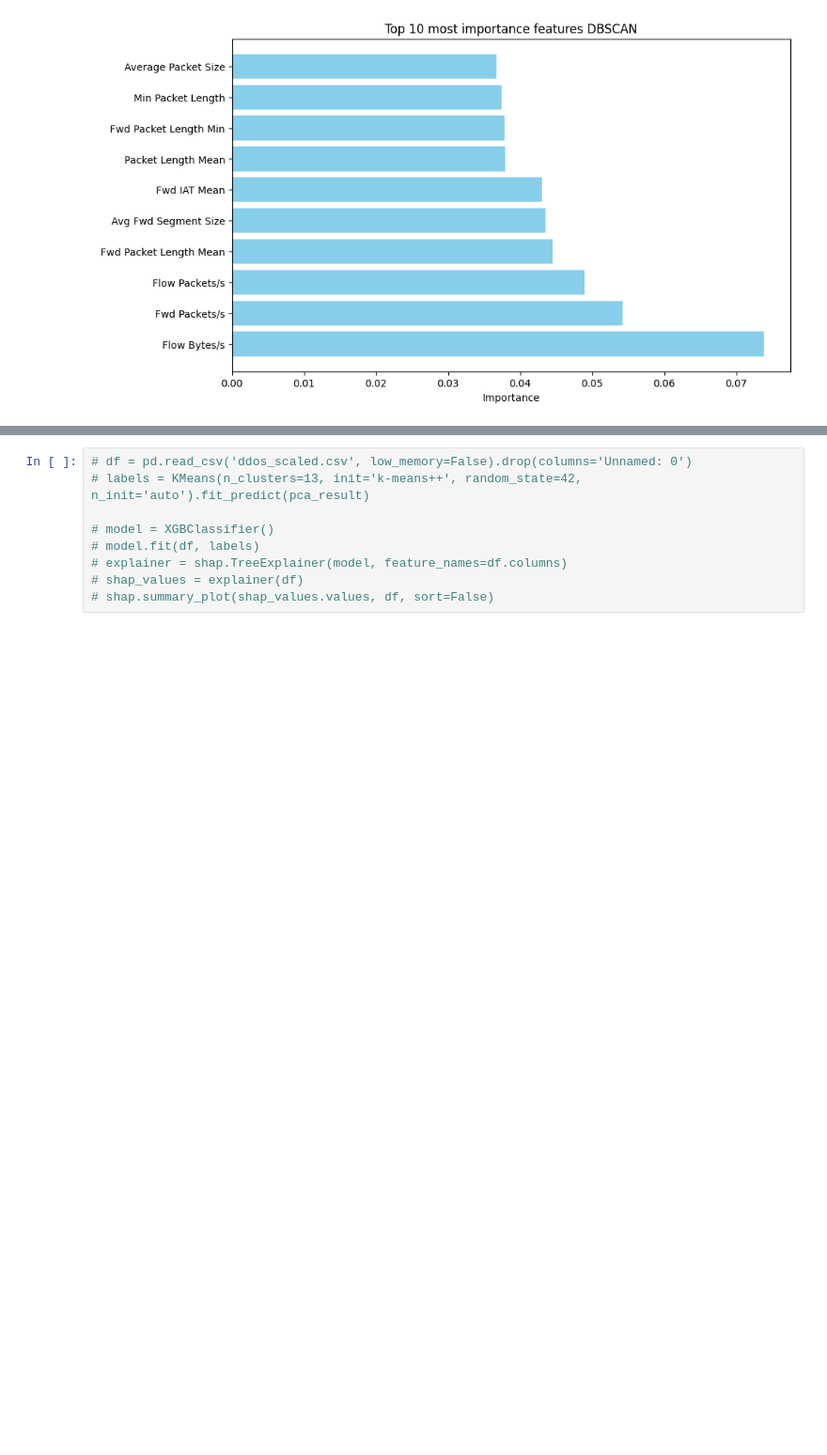
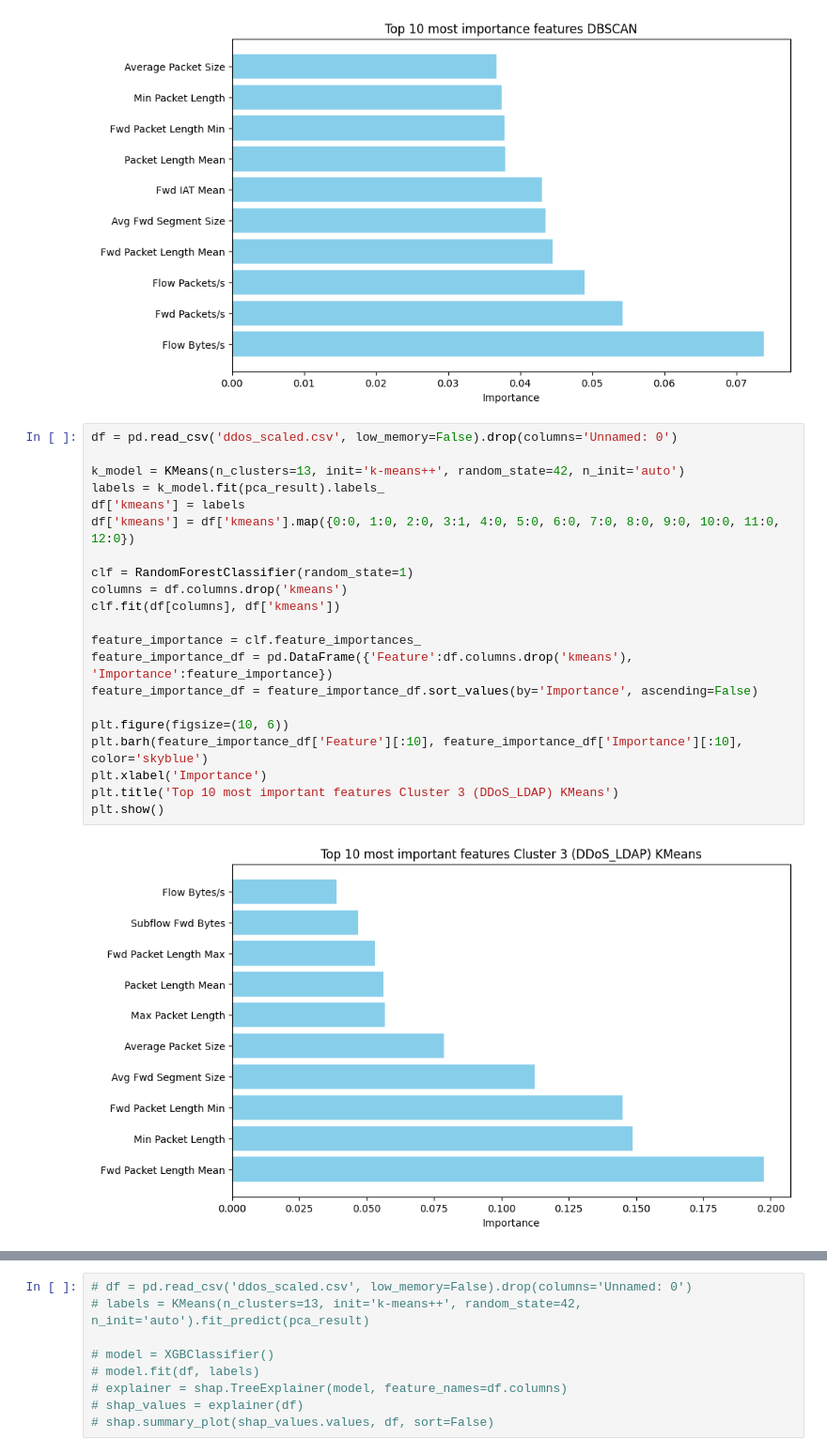
Before and after one commit to federicomirra01/DDoS_analysis_project, a Jupyter notebook: Section_4.ipynb, the cells around one changed output, grey strips where cells are left out. Shown at 94% size. Cells and saved outputs as stored; diff of their text form; blank space fills up the shorter version.

```diff
--- a/Section_4.ipynb
+++ b/Section_4.ipynb
@@ -300,3 +297,26 @@ plt.title('Top 10 most importance features DBSCAN')
 plt.show()
 # %% [output]
 [figure]
+# %%
+df = pd.read_csv('ddos_scaled.csv', low_memory=False).drop(columns='Unnamed: 0')
+
+k_model = KMeans(n_clusters=13, init='k-means++', random_state=42, n_init='auto')
+labels = k_model.fit(pca_result).labels_
+df['kmeans'] = labels
+df['kmeans'] = df['kmeans'].map({0:0, 1:0, 2:0, 3:1, 4:0, 5:0, 6:0, 7:0, 8:0, 9:0, 10:0, 11:0, 12:0})
+
+clf = RandomForestClassifier(random_state=1)
+columns = df.columns.drop('kmeans')
+clf.fit(df[columns], df['kmeans'])
+
+feature_importance = clf.feature_importances_
+feature_importance_df = pd.DataFrame({'Feature':df.columns.drop('kmeans'), 'Importance':feature_importance})
+feature_importance_df = feature_importance_df.sort_values(by='Importance', ascending=False)
+
+plt.figure(figsize=(10, 6))
+plt.barh(feature_importance_df['Feature'][:10], feature_importance_df['Importance'][:10], color='skyblue')
+plt.xlabel('Importance')
+plt.title('Top 10 most important features Cluster 3 (DDoS_LDAP) KMeans')
+plt.show()
+# %% [output]
+[figure, added]
```
Also changed, not shown: parts of 4 cells of this notebook, 4 other files.
